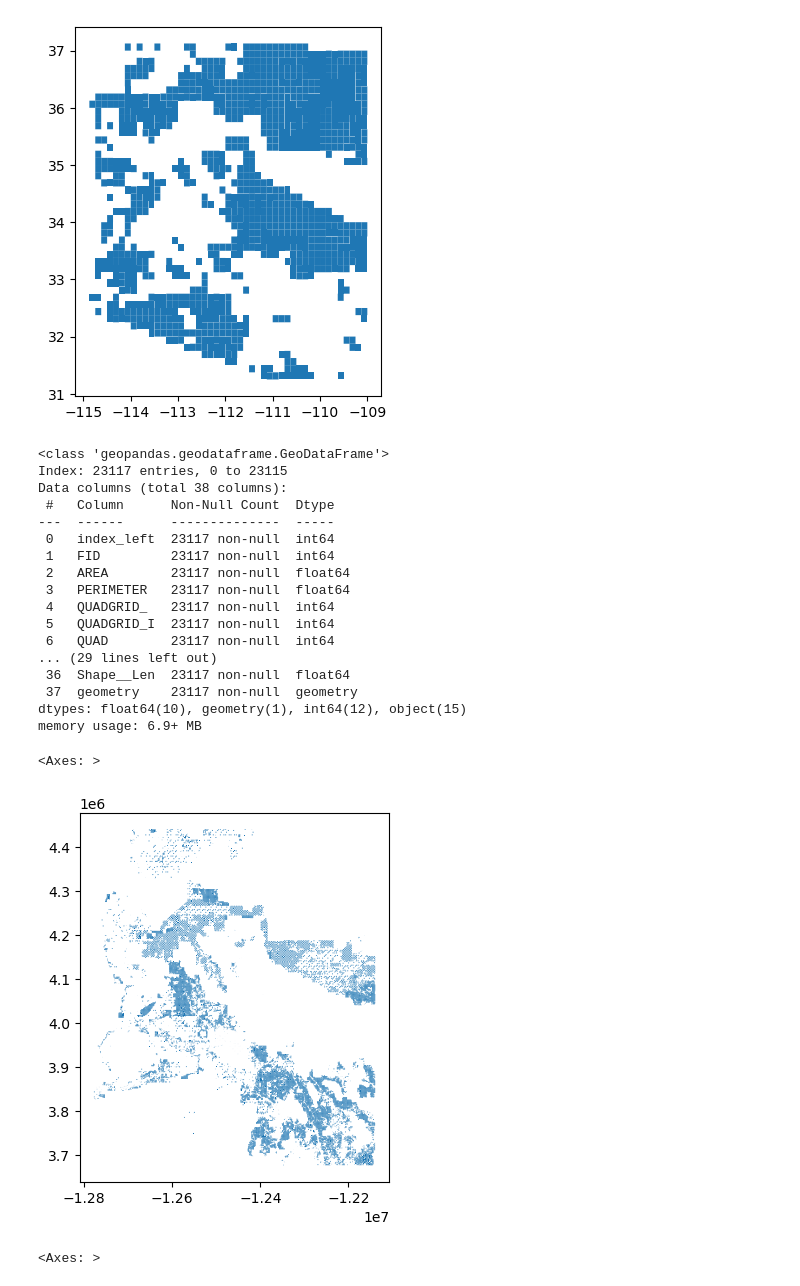
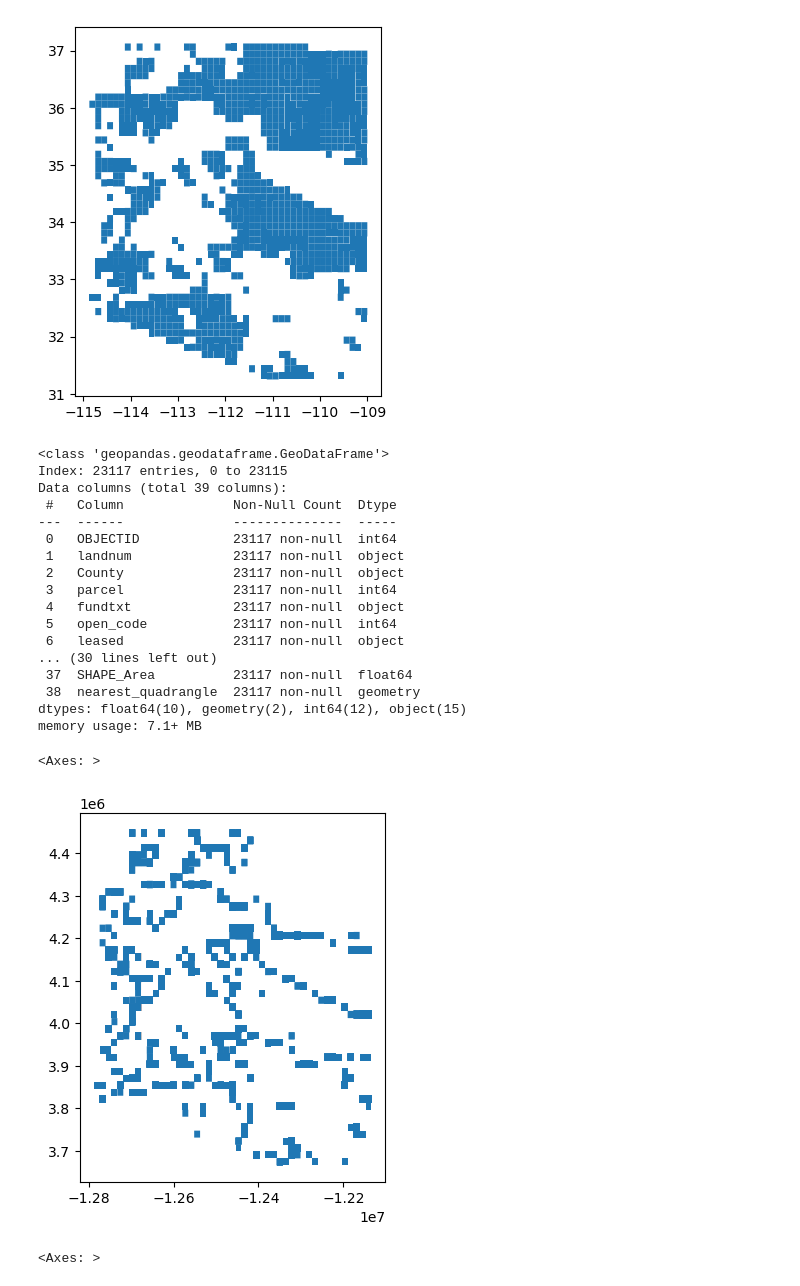
Before and after one commit to liamlindeman/liam-science-fair, a Jupyter notebook: quadrangles.ipynb, the cells around one changed output. Drawn from its saved outputs; the diff is of its cells as text; code cells hidden in the pictures.

Commit message:
added code to calculate nearest quadrangle and to calculate the depth trend

```diff
--- a/quadrangles.ipynb
+++ b/quadrangles.ipynb
@@ -65,32 +65,33 @@ outside_quadrangles.plot()
 # %%
 outside_quadrangles = outside_quadrangles.to_crs(crs=3857)
 leases = leases.to_crs(crs=3857)
+outside_quadrangles["nearest_quadrangle"] = outside_quadrangles.geometry
 # %%
-leases_with_nearest_quadrangle = gpd.sjoin_nearest(left_df=outside_quadrangles, right_df=leases, how='right')
+leases_with_nearest_quadrangle = gpd.sjoin_nearest(left_df=leases, right_df=outside_quadrangles, how='left')
 leases_with_nearest_quadrangle.info()
 # %% [output]
 <class 'geopandas.geodataframe.GeoDataFrame'>
 Index: 23117 entries, 0 to 23115
-Data columns (total 38 columns):
- #   Column      Non-Null Count  Dtype
----  ------      --------------  -----
- 0   index_left  23117 non-null  int64
- 1   FID         23117 non-null  int64
- 2   AREA        23117 non-null  float64
- 3   PERIMETER   23117 non-null  float64
- 4   QUADGRID_   23117 non-null  int64
- 5   QUADGRID_I  23117 non-null  int64
- 6   QUAD        23117 non-null  int64
-... (29 lines left out)
- 36  Shape__Len  23117 non-null  float64
- 37  geometry    23117 non-null  geometry
-dtypes: float64(10), geometry(1), int64(12), object(15)
-memory usage: 6.9+ MB
+Data columns (total 39 columns):
+ #   Column              Non-Null Count  Dtype
+---  ------              --------------  -----
+ 0   OBJECTID            23117 non-null  int64
+ 1   landnum             23117 non-null  object
+ 2   County              23117 non-null  object
+ 3   parcel              23117 non-null  int64
+ 4   fundtxt             23117 non-null  object
+ 5   open_code           23117 non-null  int64
+ 6   leased              23117 non-null  object
+... (30 lines left out)
+ 37  SHAPE_Area          23117 non-null  float64
+ 38  nearest_quadrangle  23117 non-null  geometry
+dtypes: float64(10), geometry(2), int64(12), object(15)
+memory usage: 7.1+ MB
 # %%
-leases_with_nearest_quadrangle.plot()
+leases_with_nearest_quadrangle.nearest_quadrangle.plot()
 # %% [output]
 <Axes: >
-[figure, old version]
+[figure, new version]
 # %%
 leases.plot()
 # %% [output]
```
Also changed, not shown: parts of 1 cell of this notebook.
